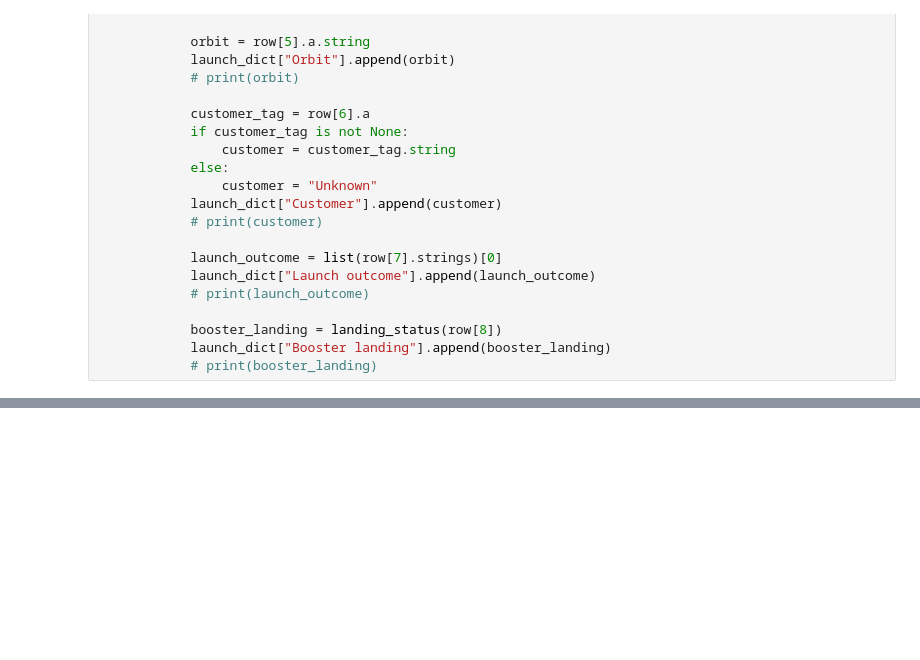
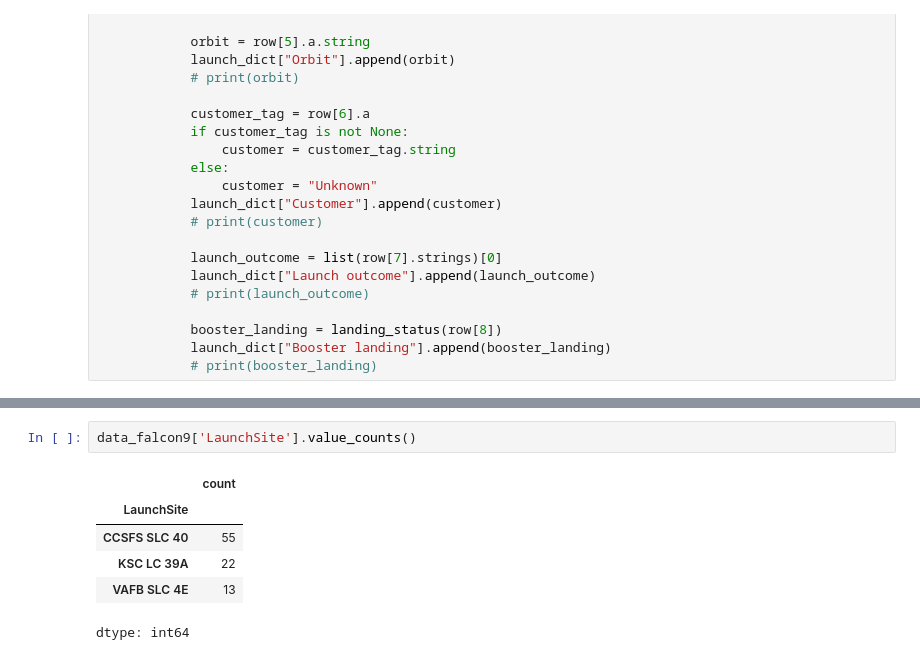
Before and after one commit to Gregory-lab-eng/SpaceX-Falcon-9-first-stage-Landing-Prediction, a Jupyter notebook: SpaceX_Falcon_9_first_stage_Landing_Prediction.ipynb, the cells around one changed output, grey strips where cells are left out. Cells and saved outputs as stored; diff of their text form; blank space fills up the shorter version.

```diff
--- a/SpaceX_Falcon_9_first_stage_Landing_Prediction.ipynb
+++ b/SpaceX_Falcon_9_first_stage_Landing_Prediction.ipynb
@@ -409,3 +409,12 @@ df.head()
 | 2 | 3 | CCAFS | Dragon | 525 kg | LEO | NASA | Success | F9 v1.07B0005.18 | ... |
 | 3 | 4 | CCAFS | SpaceX CRS-1 | 4,700 kg | LEO | NASA | Success\n | F9 v1.07B0006.18 | ... |
 | 4 | 5 | CCAFS | SpaceX CRS-2 | 4,877 kg | LEO | NASA | Success\n | F9 v1.07B0007.18 | ... |
+# %%
+data_falcon9['LaunchSite'].value_counts()
+# %% [output]
+|  | count |
+| LaunchSite |  |
+| CCSFS SLC 40 | 55 |
+| KSC LC 39A | 22 |
+| VAFB SLC 4E | 13 |
+dtype: int64
```
Also changed, not shown: parts of 8 cells of this notebook.
